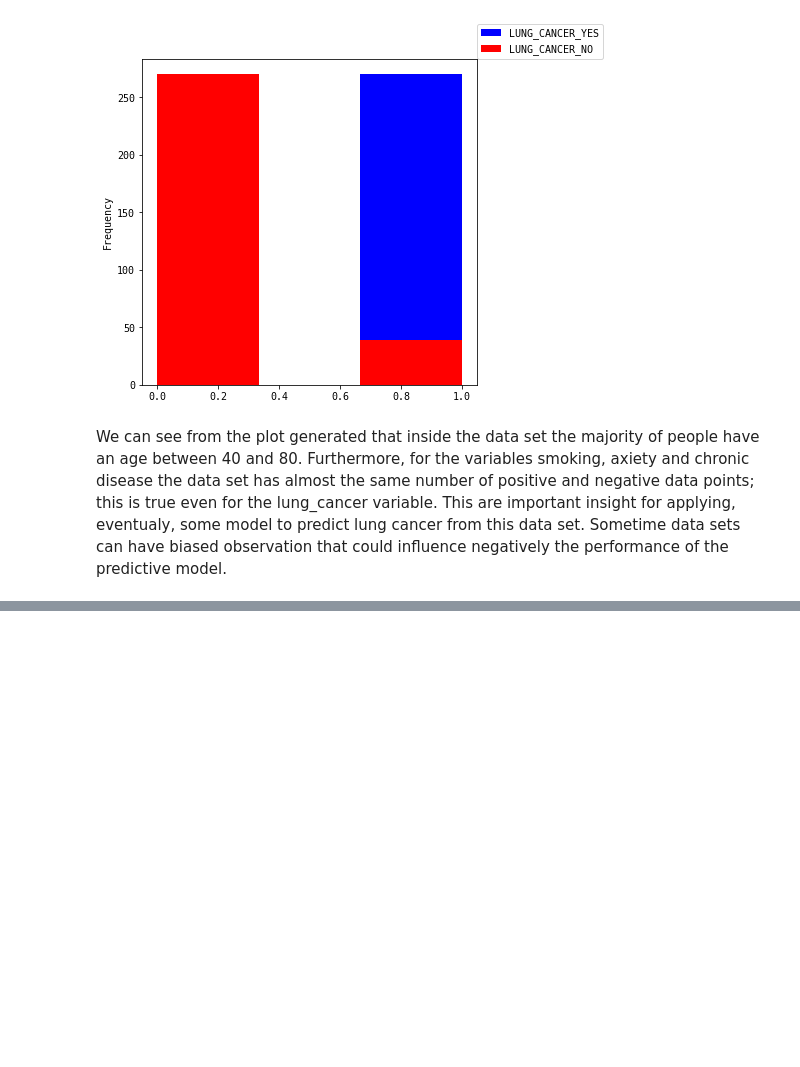
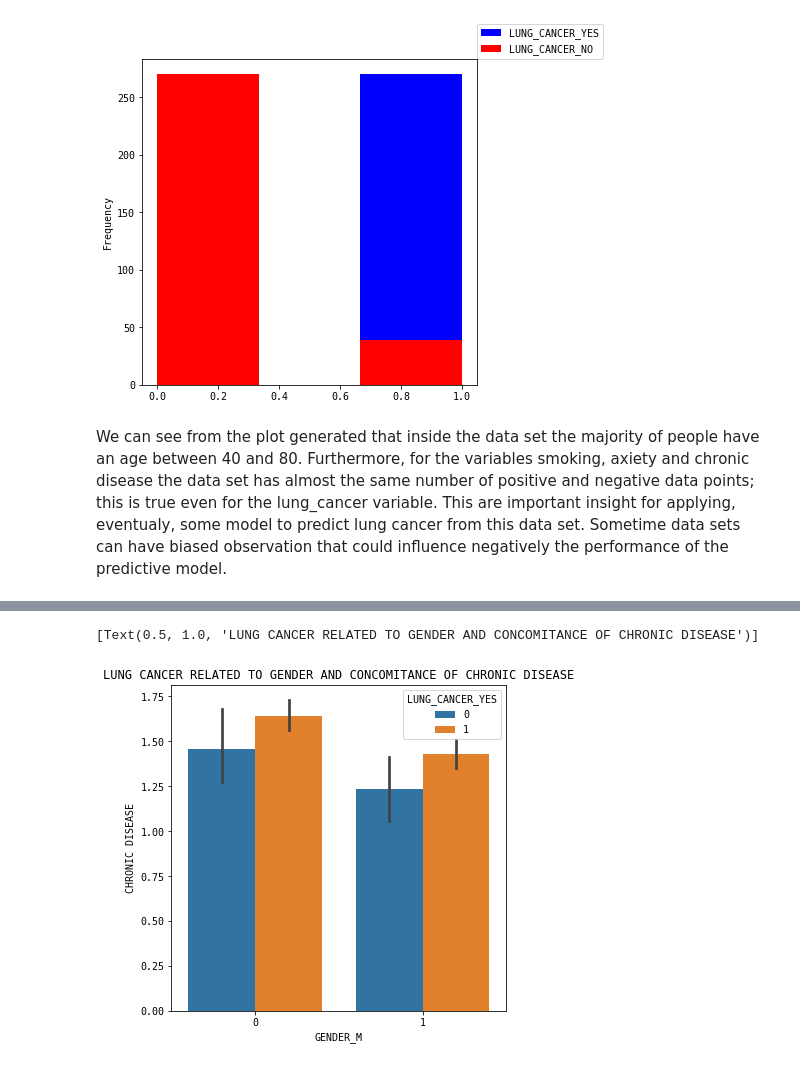
Before and after one commit to yassinzeraoulia97/esercizi, a Jupyter notebook: analysis.ipynb, the cells around one changed output, grey strips where cells are left out. Drawn from its saved outputs; the diff is of its cells as text; code cells hidden in the pictures; blank space fills up the shorter version.

```diff
--- a/analysis.ipynb
+++ b/analysis.ipynb
@@ -70,0 +82,5 @@ This are important insight for applying, eventualy, some model to predict lung c
+# %%
+sns.barplot(x = 'GENDER_M', y= 'CHRONIC DISEASE',hue="LUNG_CANCER_YES", data=data, orient='v').set(title='LUNG CANCER RELATED TO GENDER AND CONCOMITANCE OF CHRONIC DISEASE')
+# %% [output]
+[Text(0.5, 1.0, 'LUNG CANCER RELATED TO GENDER AND CONCOMITANCE OF CHRONIC DISEASE')]
+[figure, added]
```
Also changed, not shown: parts of 5 cells of this notebook.
